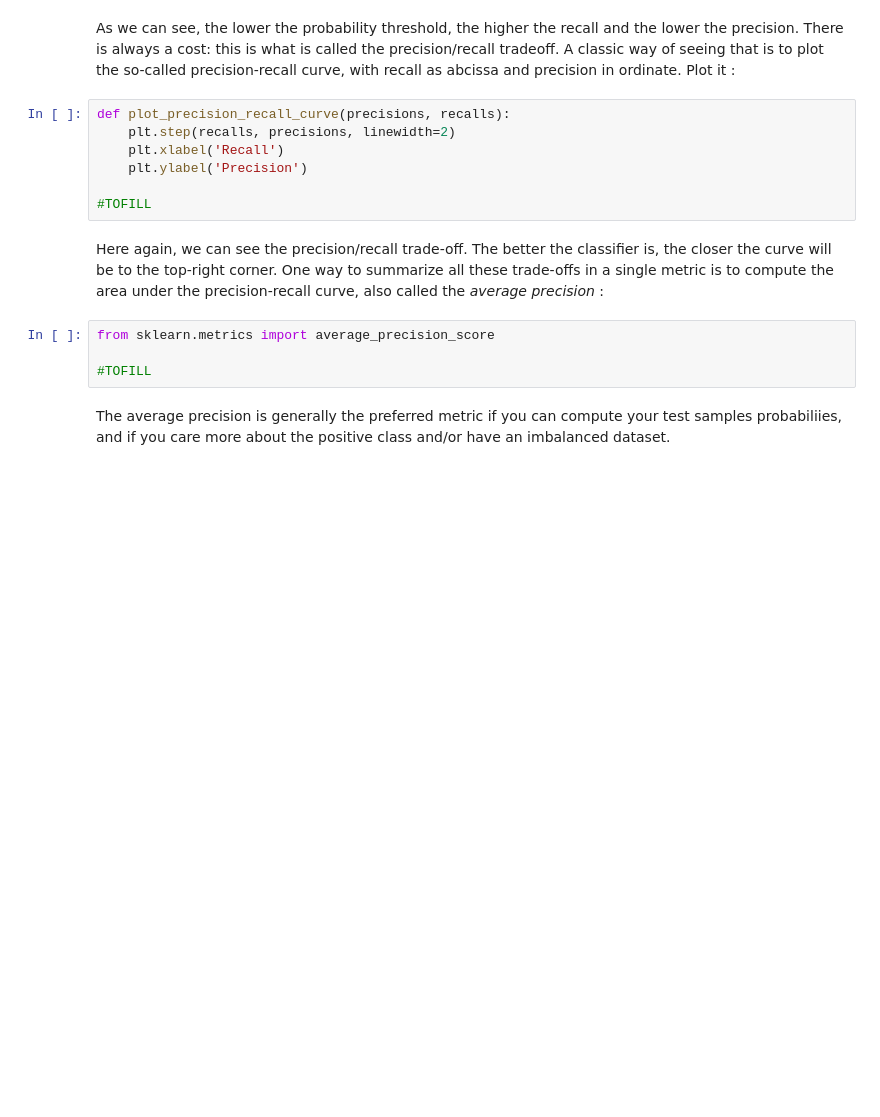
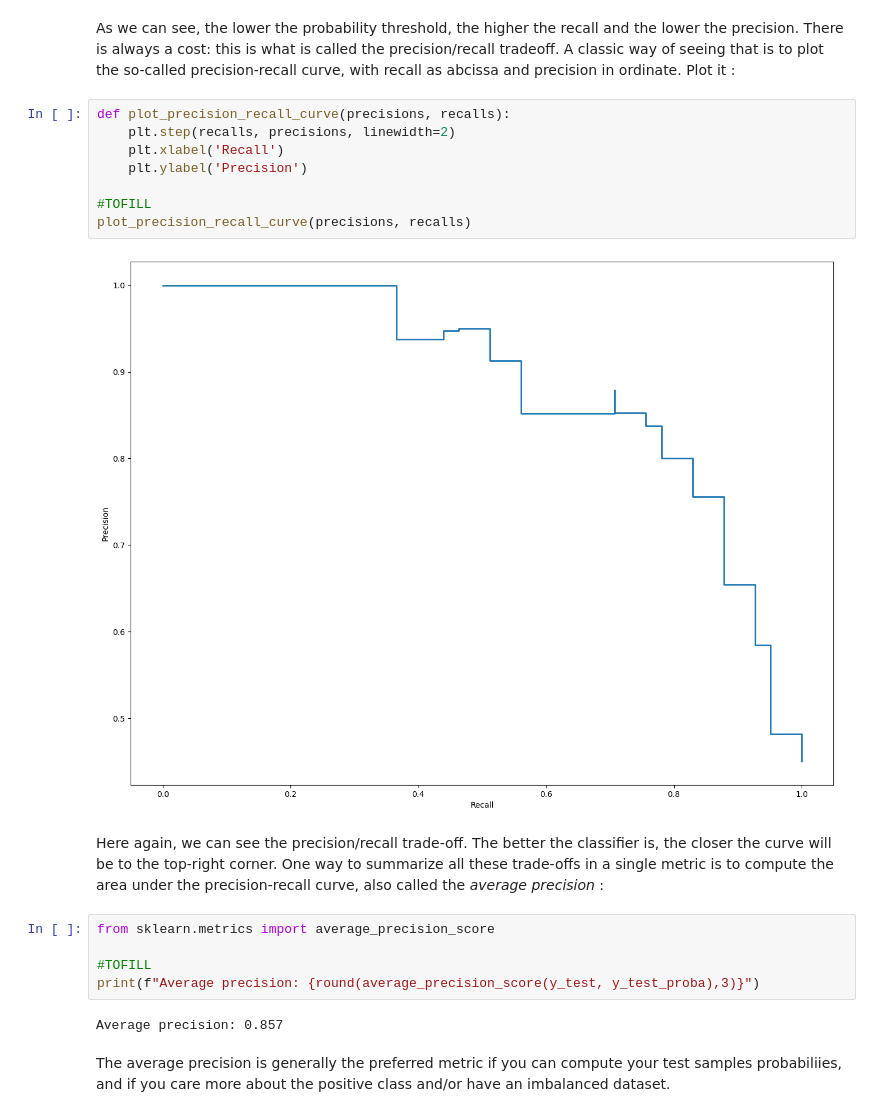
Before and after one commit to ThibaultLaunois/CampNum-12_ML2_Classification_and_Clustering, a Jupyter notebook: ML2.1_classification_intro/notebooks/Machine_Learning_2.1_Classification.ipynb, the cells around one changed output. Drawn from its saved outputs; the diff is of its cells as text; blank space fills up the shorter version.

```diff
--- a/ML2.1_classification_intro/notebooks/Machine_Learning_2.1_Classification.ipynb
+++ b/ML2.1_classification_intro/notebooks/Machine_Learning_2.1_Classification.ipynb
@@ -354,16 +360,22 @@ As we can see, the lower the probability threshold, the higher the recall and th
 # %%
 def plot_precision_recall_curve(precisions, recalls):
     plt.step(recalls, precisions, linewidth=2)
     plt.xlabel('Recall')
     plt.ylabel('Precision')
 
 #TOFILL
+plot_precision_recall_curve(precisions, recalls)
+# %% [output]
+[figure, added]
 # %% [markdown]
 Here again, we can see the precision/recall trade-off. The better the classifier is, the closer the curve will be to the top-right corner. One way to summarize all these trade-offs in a single metric is to compute the area under the precision-recall curve, also called the *average precision* :
 # %%
 from sklearn.metrics import average_precision_score
 
 #TOFILL
+print(f"Average precision: {round(average_precision_score(y_test, y_test_proba),3)}")
+# %% [output]
+Average precision: 0.857
 # %% [markdown]
 The average precision is generally the preferred metric if you can compute your test samples probabiliies, and if you care more about the positive class and/or have an imbalanced dataset.
 # %% [markdown]
```
Also changed, not shown: parts of 6 cells of this notebook, 1 other file.
